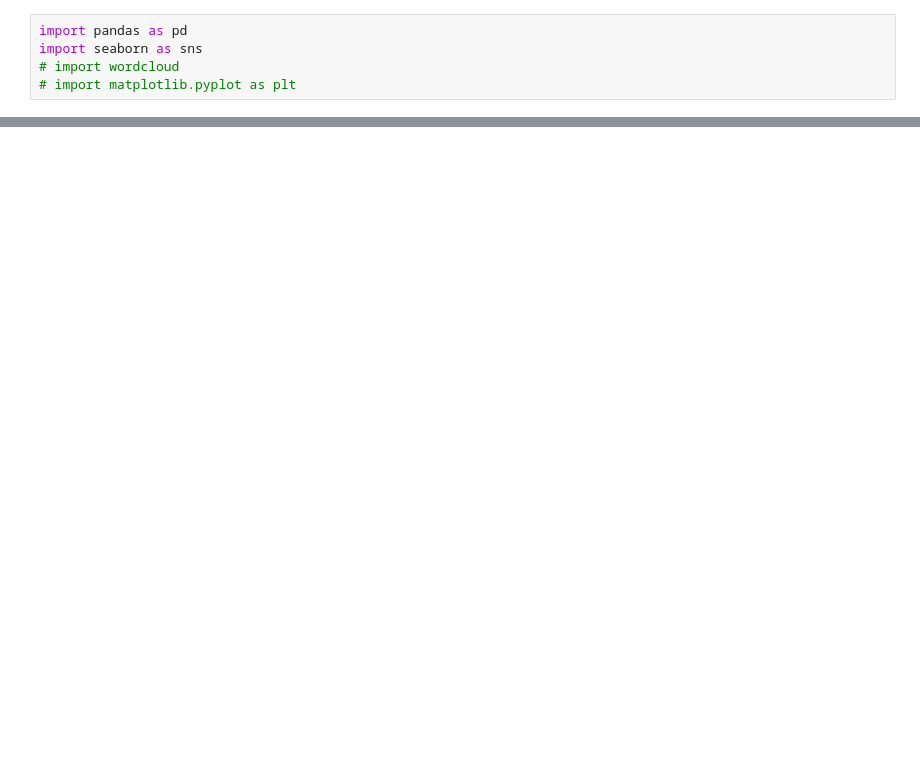
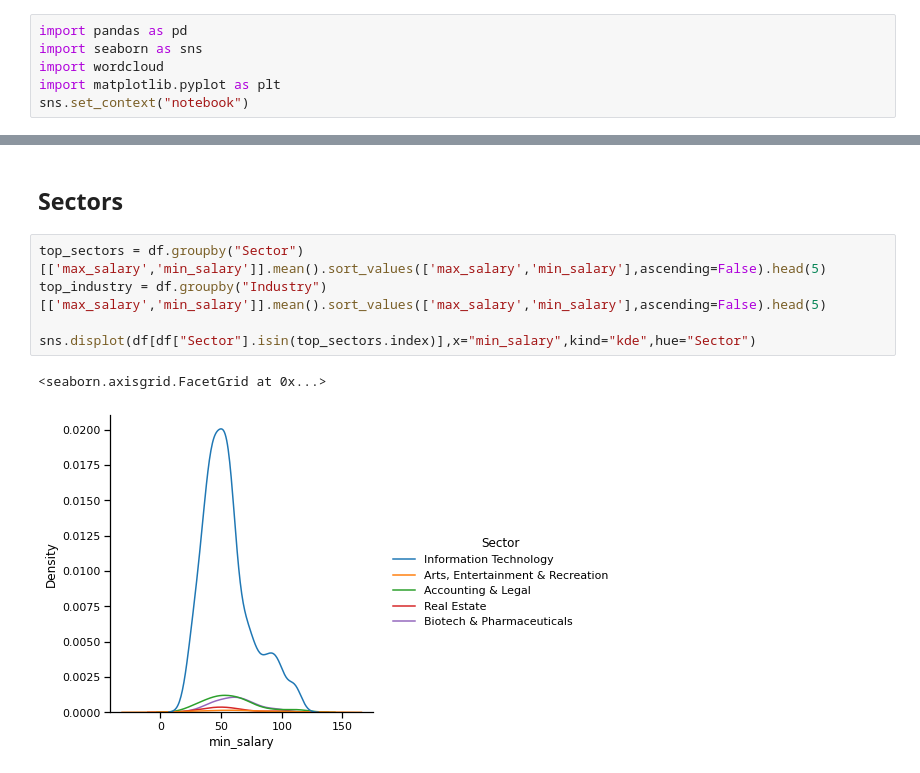
Before and after one commit to johmakinen/Data-related-salaries, a Jupyter notebook: src/EDA/EDA.ipynb, the cells around one changed output, grey strips where cells are left out. Drawn from its saved outputs; the diff is of its cells as text; blank space fills up the shorter version.

```diff
--- a/src/EDA/EDA.ipynb
+++ b/src/EDA/EDA.ipynb
@@ -1,7 +1,8 @@
 # %%
 import pandas as pd
 import seaborn as sns
-# import wordcloud
-# import matplotlib.pyplot as plt
+import wordcloud
+import matplotlib.pyplot as plt
+sns.set_context("notebook")
 # %%
 data = pd.read_csv("clean_data.csv").drop(columns=["Unnamed: 0"])
@@ -18,0 +19,10 @@ Let us focus on the industries and the new job titles more closely
+# %% [markdown]
+## Sectors
+# %%
+top_sectors = df.groupby("Sector")[['max_salary','min_salary']].mean().sort_values(['max_salary','min_salary'],ascending=False).head(5)
+top_industry = df.groupby("Industry")[['max_salary','min_salary']].mean().sort_values(['max_salary','min_salary'],ascending=False).head(5)
+
+sns.displot(df[df["Sector"].isin(top_sectors.index)],x="min_salary",kind="kde",hue="Sector")
+# %% [output]
+<seaborn.axisgrid.FacetGrid at 0x...>
+[figure, added]
```
Also changed, not shown: parts of 22 cells of this notebook, 2 other files.
